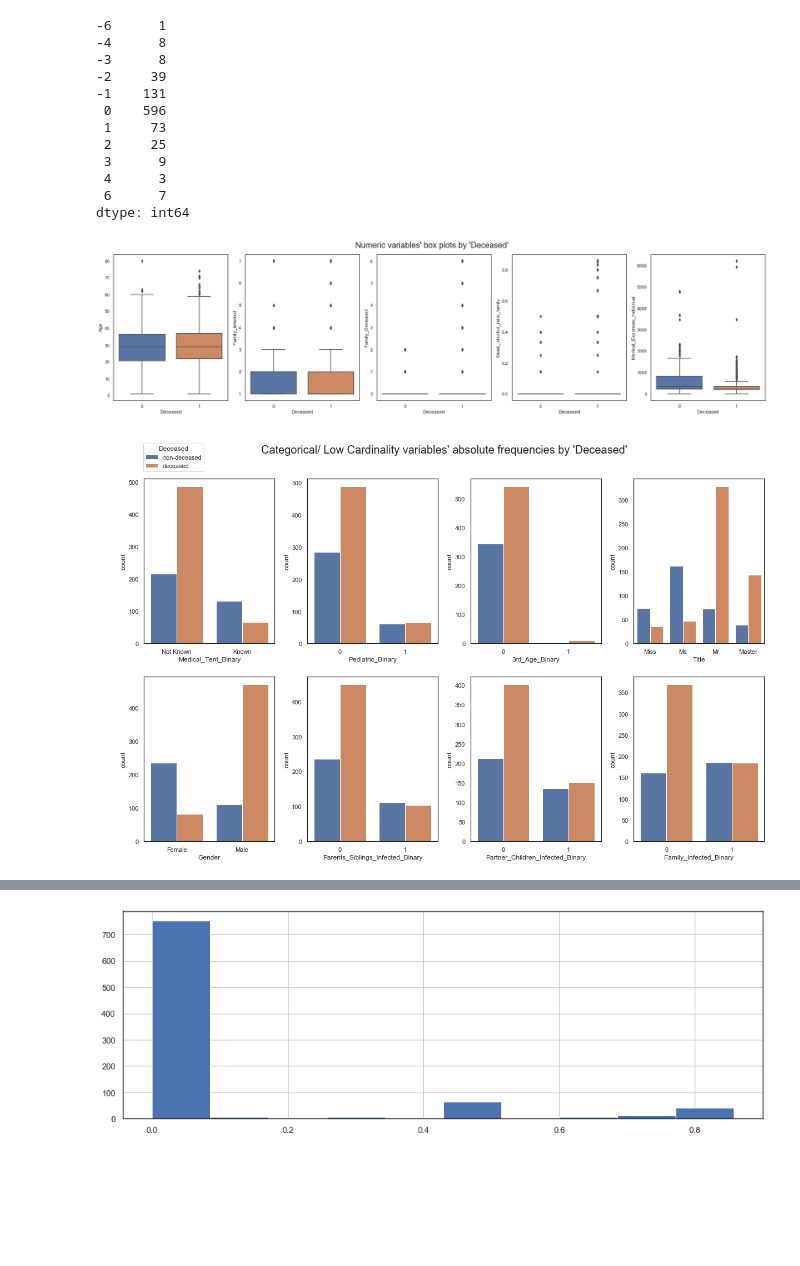
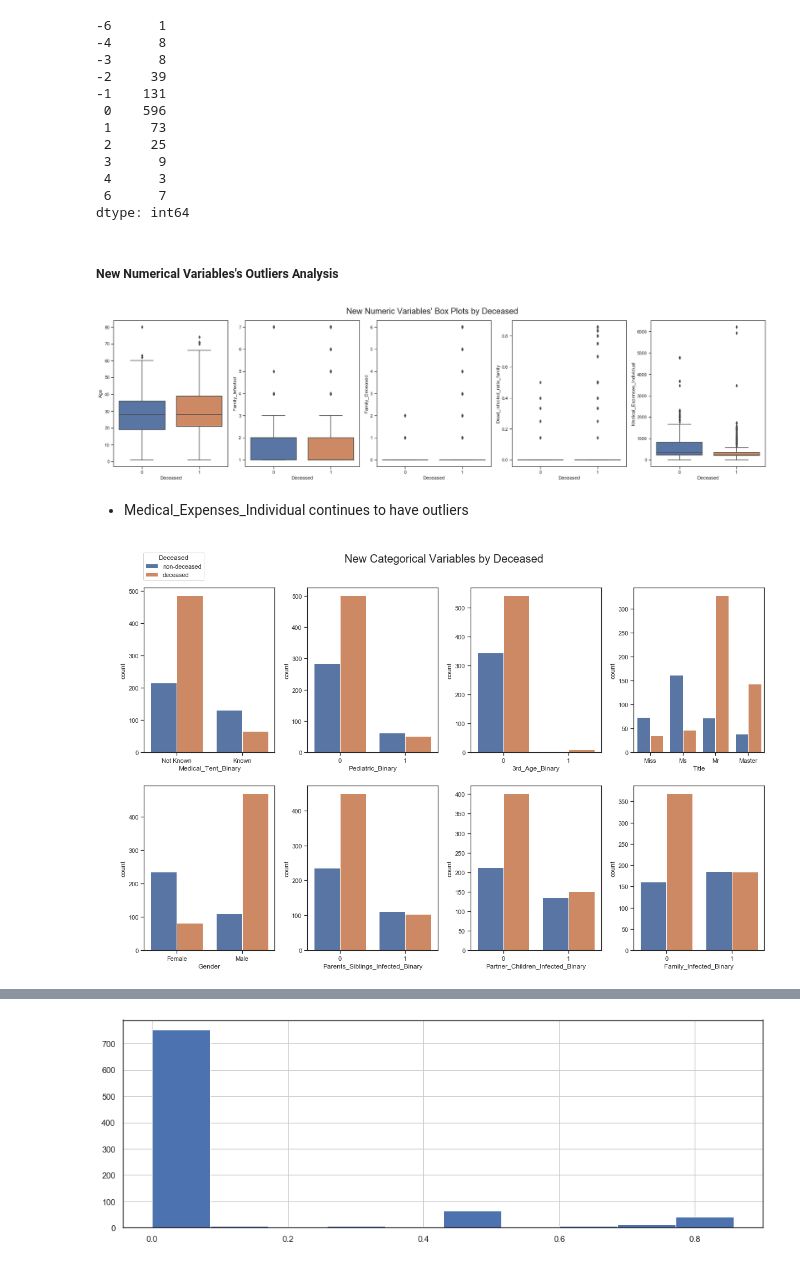
Before and after one commit to DavidSilva98/ML_project, a Jupyter notebook: group7.ipynb, the cells around one changed output, grey strips where cells are left out. Saved outputs shown, nothing was run; the diff lists cells and outputs as text; code cells hidden in the pictures; blank space fills up the shorter version.

```diff
--- a/group7.ipynb
+++ b/group7.ipynb
@@ -223,9 +228,7 @@ plt.show()
 # %%
-sns.set(style="white")
-
 # features to plot
 plot_features = metric_features
-plot_features.remove("Deceased")
+#plot_features.remove("Deceased")
 
 # Prepare figure
 fig, axes = plt.subplots(1, len(plot_features), figsize=(12,6), constrained_layout=True)
@@ -235,7 +238,7 @@ for ax, f in zip(axes.flatten(), plot_features):
     sns.boxplot(y=f, data=train_df, ax=ax, x='Deceased')
 
 # Layout
-plt.suptitle("Numeric variables' box plots by 'Deceased'", fontsize=20)
+plt.suptitle("Numeric Variables' Box Plots by Deceased", fontsize=20)
 
 plt.show()
 # %% [output]
@@ -243,6 +251,4 @@ plt.show()
 # %%
-sns.set(style="white")
-
 # data to plot
 plot_df = train_df[lc_c_features + ["Parents_Siblings_Infected", "Partner_Children_Infected"]]
 plot_features = ["Parents_Siblings_Infected", "Partner_Children_Infected"] + lc_c_features
@@ -263,7 +269,7 @@ handles, _ = axes[0, 0].get_legend_handles_labels()
 fig.legend(handles, ["non-deceased", "deceased"], loc=(0.07,0.91), title="Deceased", title_fontsize=12)
 
 plt.subplots_adjust(wspace=0.25)
-plt.suptitle("Categorical/ Low Cardinality variables' absolute frequencies by 'Deceased'", y=0.95, fontsize=20)
+plt.suptitle("Categorical/Low Cardinality Variables' Absolute Frequencies by Deceased", y=0.95, fontsize=20)
 
 plt.show()
 # %% [output]
@@ -504,9 +530,9 @@ X_train["Medical_Expenses_Individual"] = X_train["Medical_Expenses_Family"] / X_
  4      3
  6      7
 dtype: int64
+# %% [markdown]
+##### New Numerical Variables's Outliers Analysis
 # %%
-sns.set(style="white")
-
 plot_features = ["Age", "Family_Infected", "Family_Deceased", "Dead_infected_ratio_family", "Medical_Expenses_Individual"]
 
 # plot df
@@ -520,36 +546,35 @@ for ax, f in zip(axes.flatten(), plot_features):
     sns.boxplot(y=f, data=plot_df, ax=ax, x='Deceased')
 
 # Layout
-plt.suptitle("Numeric variables' box plots by 'Deceased'", fontsize=20)
-
+plt.suptitle("New Numeric Variables' Box Plots by Deceased", fontsize=20)
 plt.show()
 # %% [output]
-[figure, old version]
+[figure, new version]
+# %% [markdown]
+- Medical_Expenses_Individual continues to have outliers
 # %%
 # data to plot
-
-plot_features = ["Medical_Tent_Binary", "Pediatric_Binary", "3rd_Age_Binary", "Title", "Gender", "Parents_Siblings_Infected_Binary", "Partner_Children_Infected_Binary", "Family_Infected_Binary"]
-
+plot_features = ["Medical_Tent_Binary", "Pediatric_Binary", "3rd_Age_Binary", "Title", "Gender",
+                 "Parents_Siblings_Infected_Binary", "Partner_Children_Infected_Binary", "Family_Infected_Binary"]
 plot_df = pd.concat([X_train[plot_features], y_train], axis=1)
 
 # figure and axes
 fig, axes = plt.subplots(2, ceil(len(plot_features)/2), figsize=(20,12))
 
 # plot data
 for ax, x in zip(axes.flatten(), plot_features):
     if x == "Deceased":
         sns.countplot(x=x, hue="Deceased", order=[0, 1], data=plot_df, ax=ax)
     else:
         sns.countplot(x=x, hue="Deceased", data=plot_df, ax=ax)
     ax.get_legend().remove()
 
 # Set legend (Deceased)
 handles, _ = axes[0, 0].get_legend_handles_labels()
 fig.legend(handles, ["non-deceased", "deceased"], loc=(0.07,0.91), title="Deceased", title_fontsize=12)
 
 plt.subplots_adjust(wspace=0.25)
-plt.suptitle("Categorical/ Low Cardinality variables' absolute frequencies by 'Deceased'", y=0.95, fontsize=20)
-
+plt.suptitle("New Categorical Variables by Deceased", y=0.95, fontsize=20)
 plt.show()
 # %% [output]
-[figure, old version]
+[figure, new version]
```
Also changed, not shown: parts of 26 cells of this notebook.
